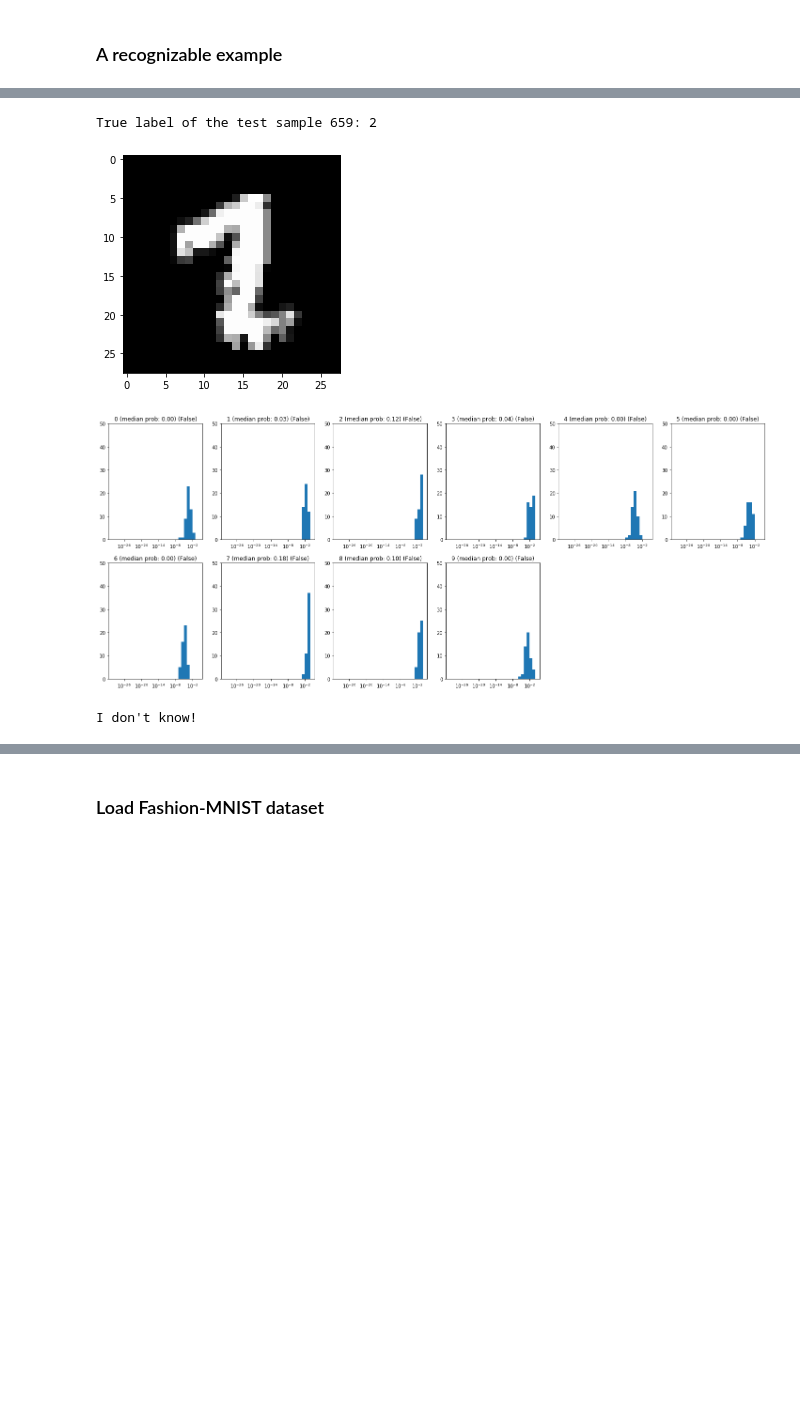
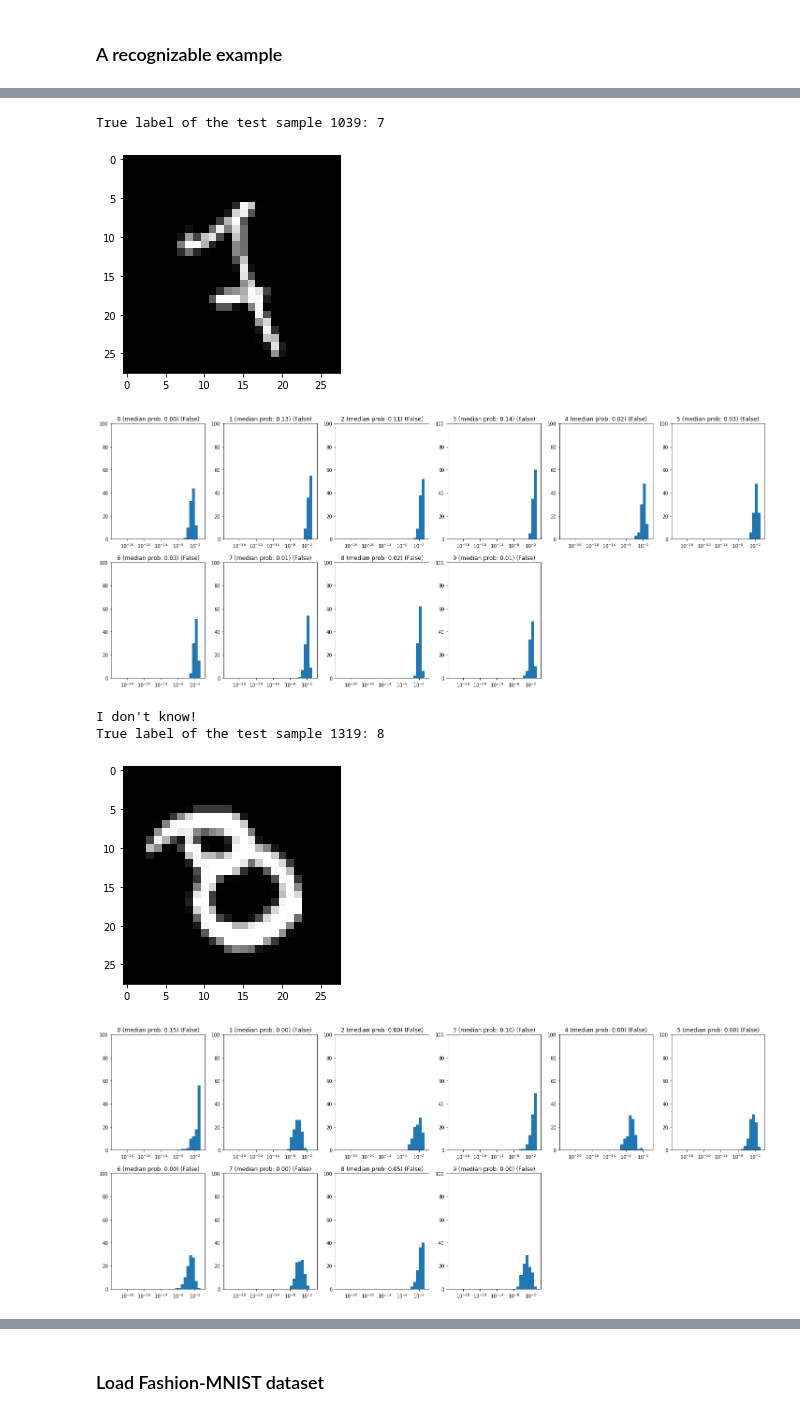
Before and after one commit to zhulingchen/tfp-tutorial, a Jupyter notebook: tfp_bnn.ipynb, the cells around one changed output, grey strips where cells are left out. Drawn from its saved outputs; the diff is of its cells as text; code cells hidden in the pictures; blank space fills up the shorter version.

```diff
--- a/tfp_bnn.ipynb
+++ b/tfp_bnn.ipynb
@@ -343,7 +352,7 @@ plt.legend()
 # %% [markdown]
 ## Estimate aleatoric + epistemic uncertainty
 # %%
-n_epochs = 20000
+n_epochs = 30000
 # %% [markdown]
 ### Define and train the model
 # %%
@@ -540,7 +549,8 @@ def build_bayesian_bcnn_model(input_shape, train_size):
     return model
 
 bcnn_model = build_bayesian_bcnn_model(X_train.shape[1:], n_train)
-bcnn_model.compile(loss=neg_log_likelihood_with_logits, optimizer=Adam(lr), metrics=['acc'])
+bcnn_model.compile(loss=neg_log_likelihood_with_logits, optimizer=Adam(lr), metrics=['acc'],
+                   experimental_run_tf_function=False)
 bcnn_model.summary()
 hist = bcnn_model.fit(X_train, y_train, batch_size=batch_size, epochs=n_epochs, verbose=1, validation_split=0.1)
 # %% [output]
@@ -567,7 +574,7 @@ Epoch 20/20
 # %% [markdown]
 ### Quantify the uncertainty in predictions
 # %%
-n_mc_run = 50
+n_mc_run = 100
 med_prob_thres = 0.2
 
 y_pred_logits_list = [bcnn_model.predict(X_test) for _ in range(n_mc_run)]  # a list of predicted logits
@@ -594,9 +601,9 @@ Test accuracy on MNIST (unrecognizable samples): 0.2
 # %% [markdown]
 ### Define the function that plots the histogram of predicted probabilities across all possible classes
 # %%
-def plot_pred_hist(y_pred, n_class, n_mc_run, med_prob_thres=0.2, n_subplot_rows=2, figsize=(25, 10)):
-    bins = np.logspace(-30, 0, 31)
-    fig, ax = plt.subplots(n_subplot_rows, n_class // n_subplot_rows + 1, figsize=(25, 10))
+def plot_pred_hist(y_pred, n_class, n_mc_run, n_bins=30, med_prob_thres=0.2, n_subplot_rows=2, figsize=(25, 10)):
+    bins = np.logspace(-n_bins, 0, n_bins+1)
+    fig, ax = plt.subplots(n_subplot_rows, n_class // n_subplot_rows + 1, figsize=figsize)
     for i in range(n_subplot_rows):
         for j in range(n_class // n_subplot_rows + 1):
             idx = i * (n_class // n_subplot_rows + 1) + j
@@ -605,8 +612,8 @@ def plot_pred_hist(y_pred, n_class, n_mc_run, med_prob_thres=0.2, n_subplot_rows
                 ax[i, j].set_xscale('log')
                 ax[i, j].set_ylim([0, n_mc_run])
                 ax[i, j].title.set_text("{} (median prob: {:.2f}) ({})".format(str(idx),
-                                                                       np.median(y_pred[idx]),
-                                                                       str(np.median(y_pred[idx]) >= med_prob_thres)))
+                                                                               np.median(y_pred[idx]),
+                                                                               str(np.median(y_pred[idx]) >= med_prob_thres)))
             else:
                 ax[i, j].axis('off')
     plt.show()
@@ -633,16 +640,19 @@ Predicted label of the test sample 0: 7
 # %%
-idx = np.where(idx_invalid)[0][0]
-plt.imshow(X_test[idx, :, :, 0], cmap='gist_gray')
-print("True label of the test sample {}: {}".format(idx, np.argmax(y_test[idx], axis=-1)))
+for idx in np.where(idx_invalid)[0]:
+    plt.imshow(X_test[idx, :, :, 0], cmap='gist_gray')
+    print("True label of the test sample {}: {}".format(idx, np.argmax(y_test[idx], axis=-1)))
 
-plot_pred_hist(y_pred_prob_all[idx], n_class, n_mc_run, med_prob_thres=med_prob_thres)
+    plot_pred_hist(y_pred_prob_all[idx], n_class, n_mc_run, med_prob_thres=med_prob_thres)
 
-if any(y_pred[idx]):
-    print("Predicted label of the test sample {}: {}".format(idx, np.argmax(y_pred[idx], axis=-1)))
-else:
-    print("I don't know!")
+    if any(y_pred[idx]):
+        print("Predicted label of the test sample {}: {}".format(idx, np.argmax(y_pred[idx], axis=-1)))
+    else:
+        print("I don't know!")
 # %% [output]
-True label of the test sample 659: 2
+True label of the test sample 1039: 7
-[figure, old version]
+[figure, new version]
-[figure, old version]
+[figure, new version]
 I don't know!
+True label of the test sample 1319: 8
+[figure, added]
+[figure, added]
```
Also changed, not shown: parts of 22 cells of this notebook, 1 other file.
